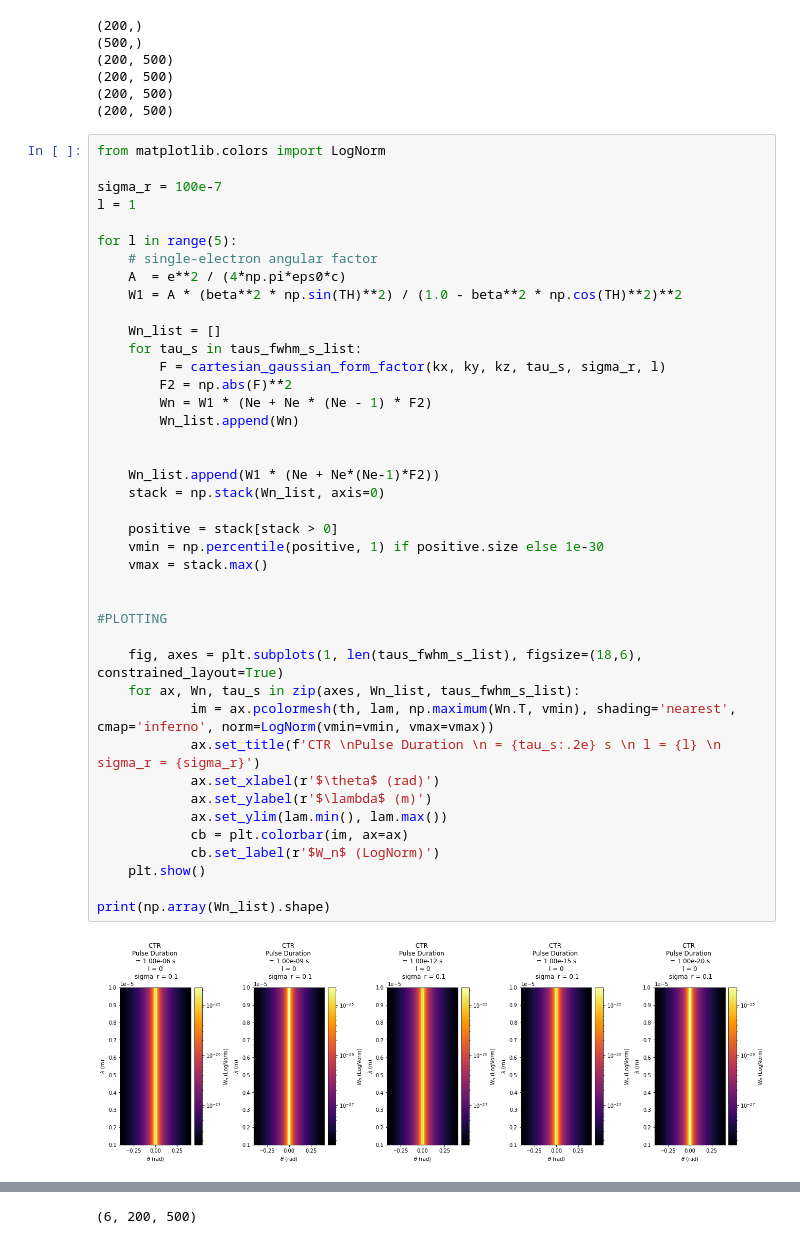
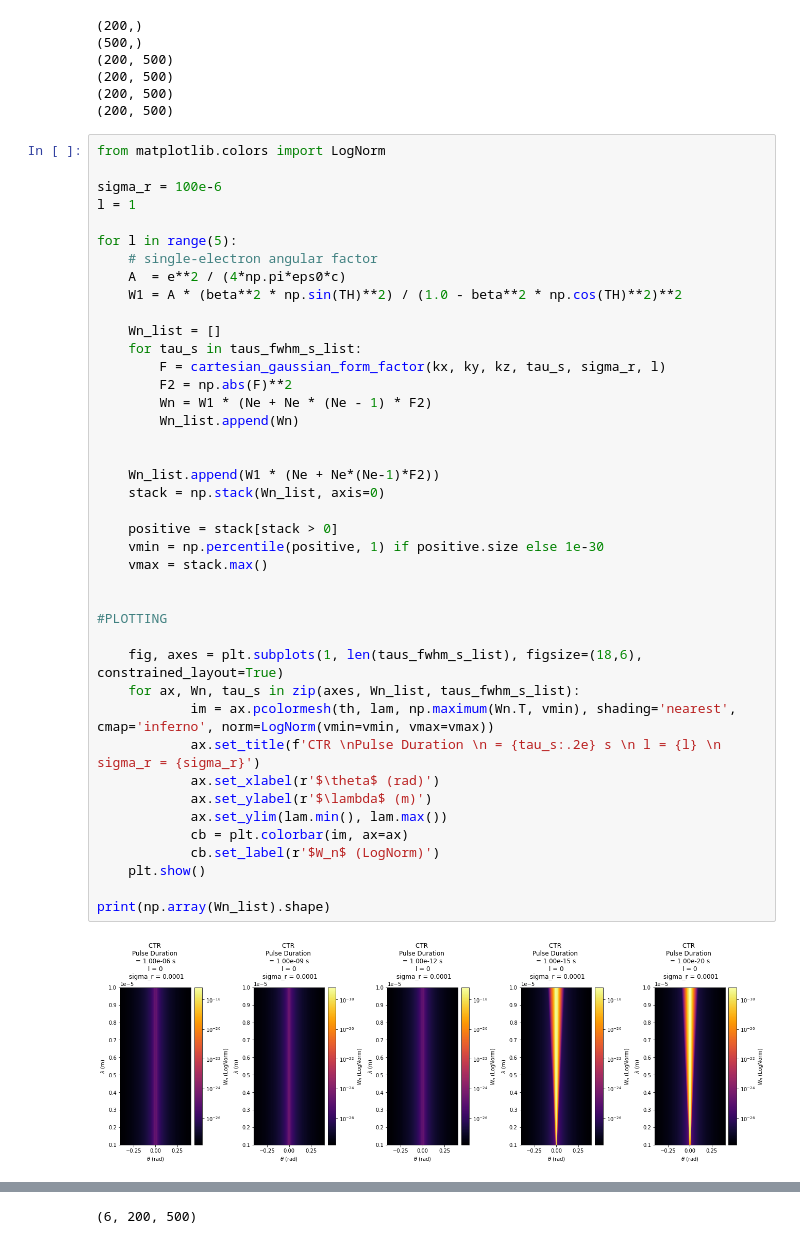
Before and after one commit to Quantum-Light-Matter-Cooperative-QLMC/CTR, a Jupyter notebook: OAM_CTR_Cartesian.ipynb, the cells around one changed output, grey strips where cells are left out. Saved outputs shown, nothing was run; the diff lists cells and outputs as text.

Commit message:
adding with proper plots

```diff
--- a/OAM_CTR_Cartesian.ipynb
+++ b/OAM_CTR_Cartesian.ipynb
@@ -95,7 +95,7 @@ print(LAM.shape)
 # %%
 from matplotlib.colors import LogNorm
 
-sigma_r = 100e-7
+sigma_r = 100e-6
 l = 1
 
 for l in range(5):
@@ -107,31 +107,31 @@ for l in range(5):
     for tau_s in taus_fwhm_s_list:
         F = cartesian_gaussian_form_factor(kx, ky, kz, tau_s, sigma_r, l)
         F2 = np.abs(F)**2
         Wn = W1 * (Ne + Ne * (Ne - 1) * F2)
         Wn_list.append(Wn)
 
 
     Wn_list.append(W1 * (Ne + Ne*(Ne-1)*F2))
     stack = np.stack(Wn_list, axis=0)
 
     positive = stack[stack > 0]
     vmin = np.percentile(positive, 1) if positive.size else 1e-30
     vmax = stack.max()
 
 
 #PLOTTING
 
     fig, axes = plt.subplots(1, len(taus_fwhm_s_list), figsize=(18,6), constrained_layout=True)
     for ax, Wn, tau_s in zip(axes, Wn_list, taus_fwhm_s_list):
             im = ax.pcolormesh(th, lam, np.maximum(Wn.T, vmin), shading='nearest', cmap='inferno', norm=LogNorm(vmin=vmin, vmax=vmax))
             ax.set_title(f'CTR \nPulse Duration \n = {tau_s:.2e} s \n l = {l} \n sigma_r = {sigma_r}')
             ax.set_xlabel(r'$\theta$ (rad)')
             ax.set_ylabel(r'$\lambda$ (m)')
             ax.set_ylim(lam.min(), lam.max())
             cb = plt.colorbar(im, ax=ax)
             cb.set_label(r'$W_n$ (LogNorm)')
     plt.show()
 
 print(np.array(Wn_list).shape)
 # %% [output]
-[figure, old version]
+[figure, new version]
```
Also changed, not shown: parts of 2 cells of this notebook.
